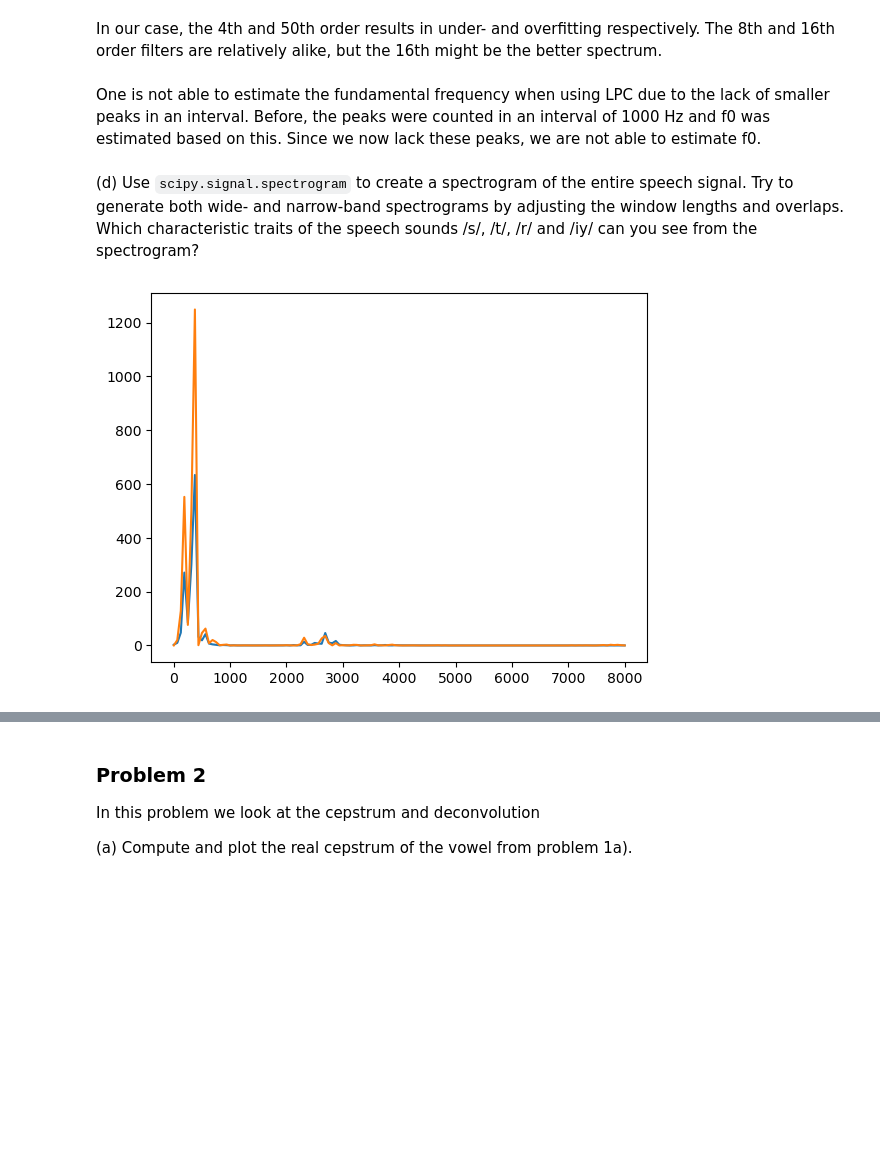
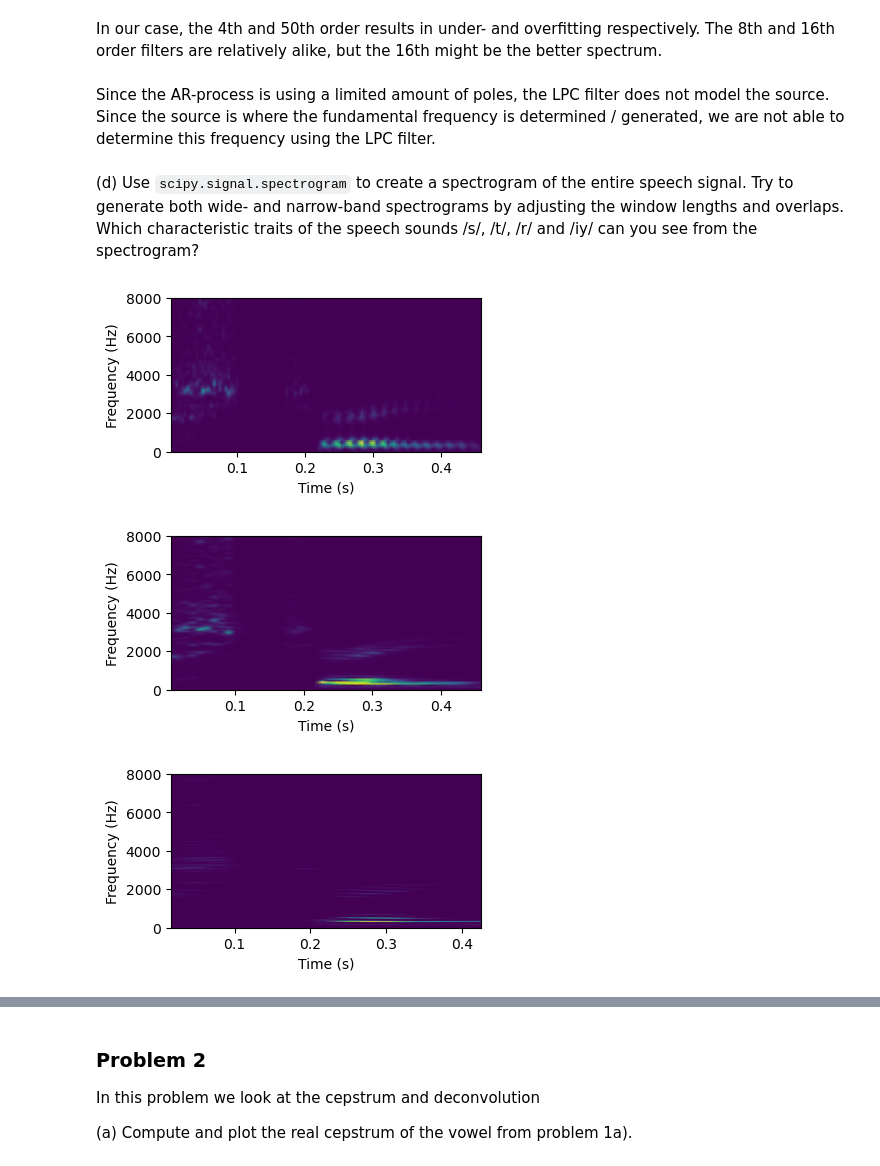
Before and after one commit to martinfsl/TTT4185, a Jupyter notebook: Assignments/Assignment_1/TTT4185_assignment_1.ipynb, the cells around one changed output, grey strips where cells are left out. Saved outputs shown, nothing was run; the diff lists cells and outputs as text; code cells hidden in the pictures; blank space fills up the shorter version.

```diff
--- a/Assignments/Assignment_1/TTT4185_assignment_1.ipynb
+++ b/Assignments/Assignment_1/TTT4185_assignment_1.ipynb
@@ -147,14 +147,25 @@ The estimated spectrum is a lot cleaner, due to it being an estimation based on
 The problem with using LPC is the evaluation of optimal order for the filter. A too low order results in too few poles, underfitting. This gives a spectrum which does not include all the formants. An order that is too high results in overfitting, which in turn results in a spectrum that is difficult to interpret since it has too many peaks.
 # %% [markdown]
 In our case, the 4th and 50th order results in under- and overfitting respectively. The 8th and 16th order filters are relatively alike, but the 16th might be the better spectrum.
-# %% [markdown]
-One is not able to estimate the fundamental frequency when using LPC due to the lack of smaller peaks in an interval. Before, the peaks were counted in an interval of 1000 Hz and f0 was estimated based on this. Since we now lack these peaks, we are not able to estimate f0.
+# %% [markdown]
+Since the AR-process is using a limited amount of poles, the LPC filter does not model the source. Since the source is where the fundamental frequency is determined / generated, we are not able to determine this frequency using the LPC filter.
 # %% [markdown]
 (d) Use `scipy.signal.spectrogram` to create a spectrogram of the entire speech signal. Try to generate both wide- and narrow-band spectrograms by adjusting the window lengths and overlaps. Which characteristic traits of the speech sounds /s/, /t/, /r/ and /iy/ can you see from the spectrogram?
-# %%
-f, t, Sdata = scipy.signal.spectrogram(dataWindowed, fs = Fs)
-
-plt.plot(f, Sdata)
-plt.show()
-# %% [output]
-[figure, removed]
+# %%
+def plotSpectrogram(windowLength, overlap = None):
+    spectrogramWindow = sp.signal.windows.hamming(windowLength)
+    f, t, Sdata = scipy.signal.spectrogram(data, fs = Fs, window = spectrogramWindow, noverlap = overlap)
+
+    plt.figure(figsize=(4,2))
+    plt.pcolormesh(t, f, Sdata, shading = "gouraud")
+    plt.xlabel("Time (s)")
+    plt.ylabel("Frequency (Hz)")
+    plt.show()
+# %%
+plotSpectrogram(100, 32)
+plotSpectrogram(200, 32)
+plotSpectrogram(500, 32)
+# %% [output]
+[figure, added]
+[figure, added]
+[figure, added]
```
Also changed, not shown: parts of 5 cells of this notebook.
